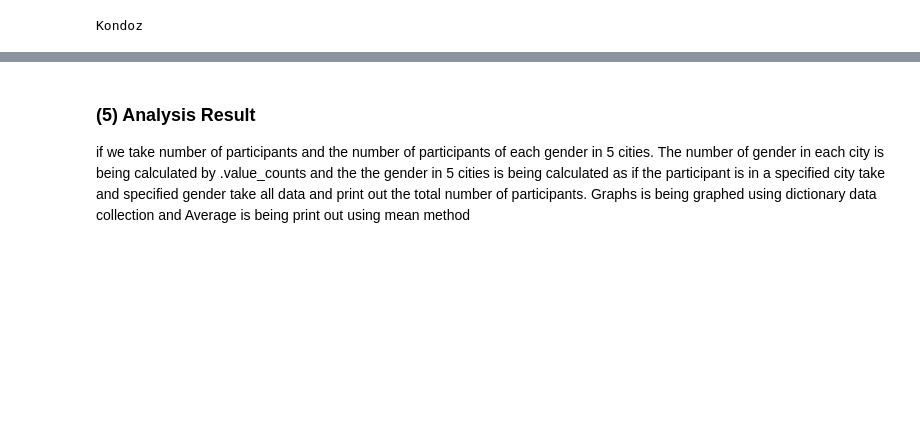
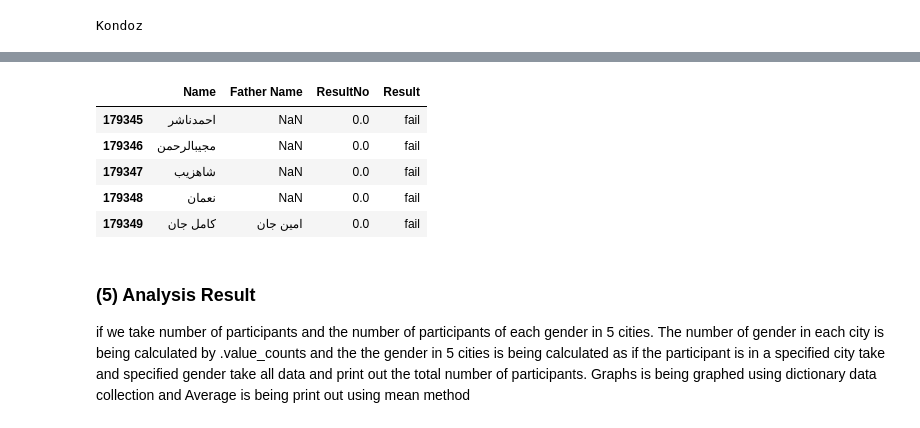
Before and after one commit to raheel38/Kankor-data-analysis, a Jupyter notebook: Data_Ana_Kankor.ipynb, the cells around one changed output, grey strips where cells are left out. Saved outputs shown, nothing was run; the diff lists cells and outputs as text; code cells hidden in the pictures; blank space fills up the shorter version.

```diff
--- a/Data_Ana_Kankor.ipynb
+++ b/Data_Ana_Kankor.ipynb
@@ -279,3 +291,12 @@ Kondoz
+# %%
+df[['Name','Father Name','ResultNo','Result']].tail(5)
+# %% [output]
+|  | Name | Father Name | ResultNo | Result |
+| 179345 | احمدناشر | NaN | 0.0 | fail |
+| 179346 | مجیبالرحمن | NaN | 0.0 | fail |
+| 179347 | شاهزیب | NaN | 0.0 | fail |
+| 179348 | نعمان | NaN | 0.0 | fail |
+| 179349 | کامل جان | امین جان | 0.0 | fail |
 # %% [markdown]
 ### (5) Analysis Result
 if we take number of participants and the number of participants of each gender in 5 cities.
```
Also changed, not shown: parts of 3 cells of this notebook.
